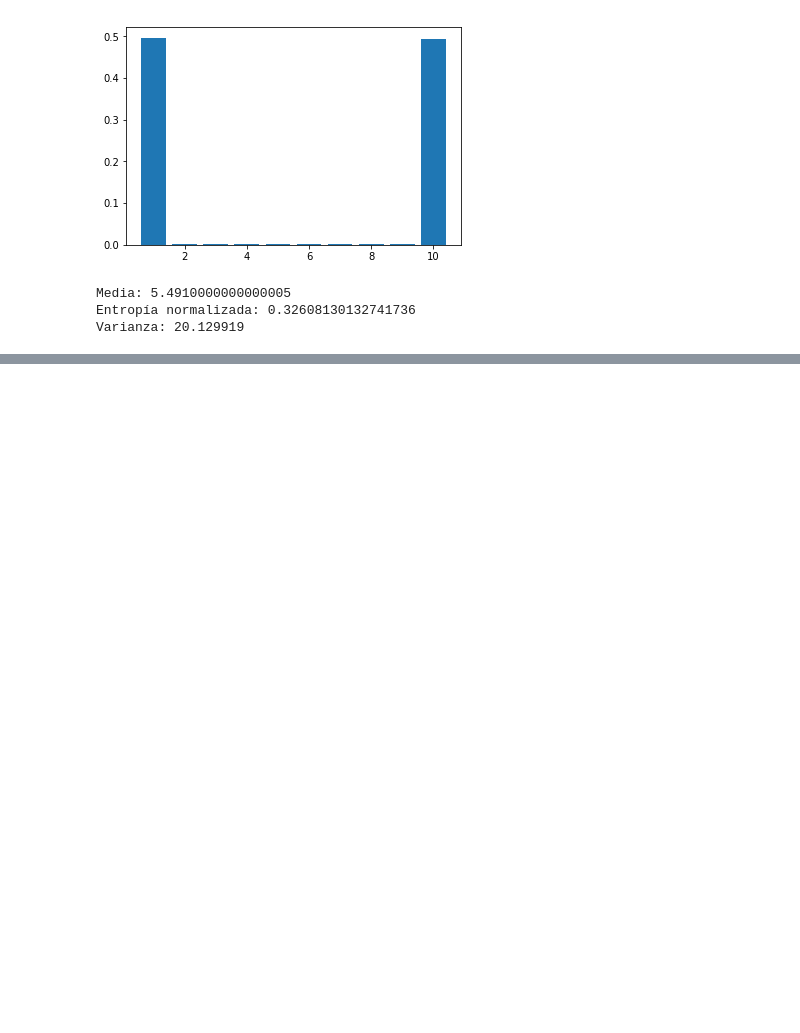
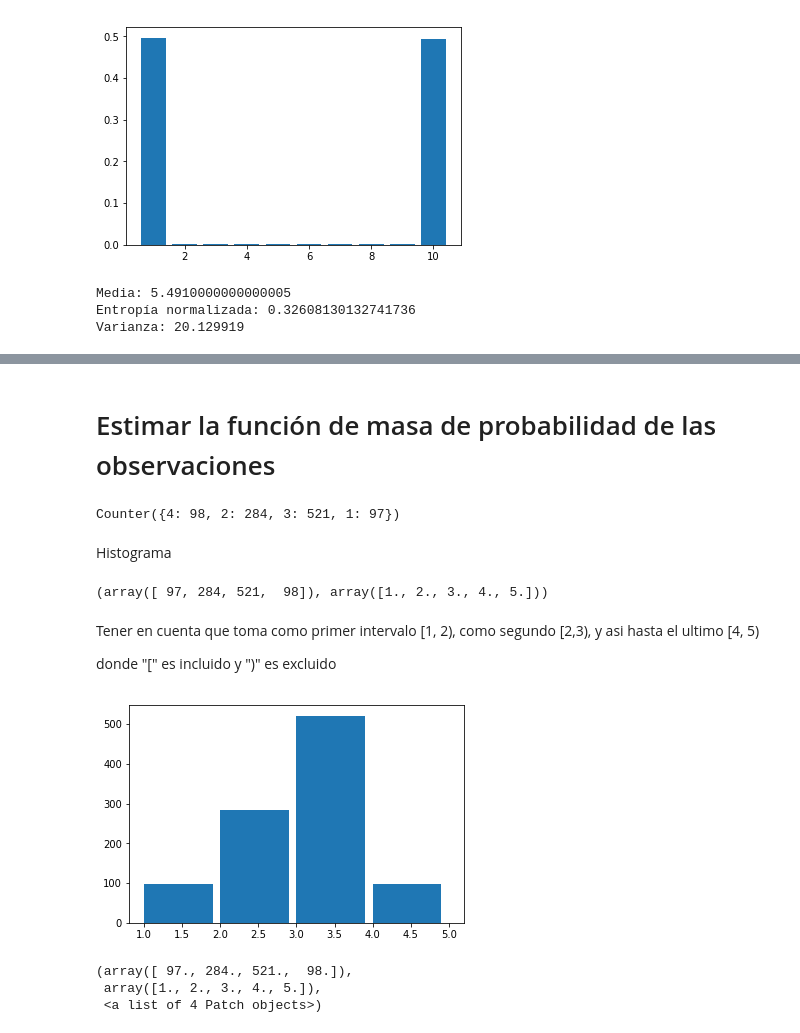
Before and after one commit to lab-pep-itba/clase-2--Probabilidad, a Jupyter notebook: 3-variable-aleatoria-categorica.ipynb, the cells around one changed output, grey strips where cells are left out. Cells and saved outputs as stored; diff of their text form; code cells hidden in the pictures; blank space fills up the shorter version.

```diff
--- a/3-variable-aleatoria-categorica.ipynb
+++ b/3-variable-aleatoria-categorica.ipynb
@@ -113,0 +112,4 @@ sum(X_5.values())
+# %%
+X = {1: 0.1, 2: 0.3, 3: 0.5, 4:0.1}
+# %%
+observaciones = np.random.choice(list(X.keys()), size = 1000, p = list(X.values()))
@@ -113,0 +124,27 @@ sum(X_5.values())
+# %% [markdown]
+# Estimar la función de masa de probabilidad de las observaciones
+# %%
+from collections import Counter
+Counter(observaciones)
+# %% [output]
+Counter({4: 98, 2: 284, 3: 521, 1: 97})
+# %% [markdown]
+Histograma
+# %%
+np.histogram(observaciones, bins=4, range=[1,5])
+# %% [output]
+(array([ 97, 284, 521,  98]), array([1., 2., 3., 4., 5.]))
+# %% [markdown]
+Tener en cuenta que toma como primer intervalo [1, 2), como segundo [2,3), y asi hasta el ultimo [4, 5)
+
+donde "[" es incluido y ")" es excluido
+# %%
+hist = plt.hist(observaciones, bins=4, range=[1,5], width=0.9)
+# %% [output]
+[figure, added]
+# %%
+hist
+# %% [output]
+(array([ 97., 284., 521.,  98.]),
+ array([1., 2., 3., 4., 5.]),
+ <a list of 4 Patch objects>)
```
Also changed, not shown: parts of 4 cells of this notebook.
